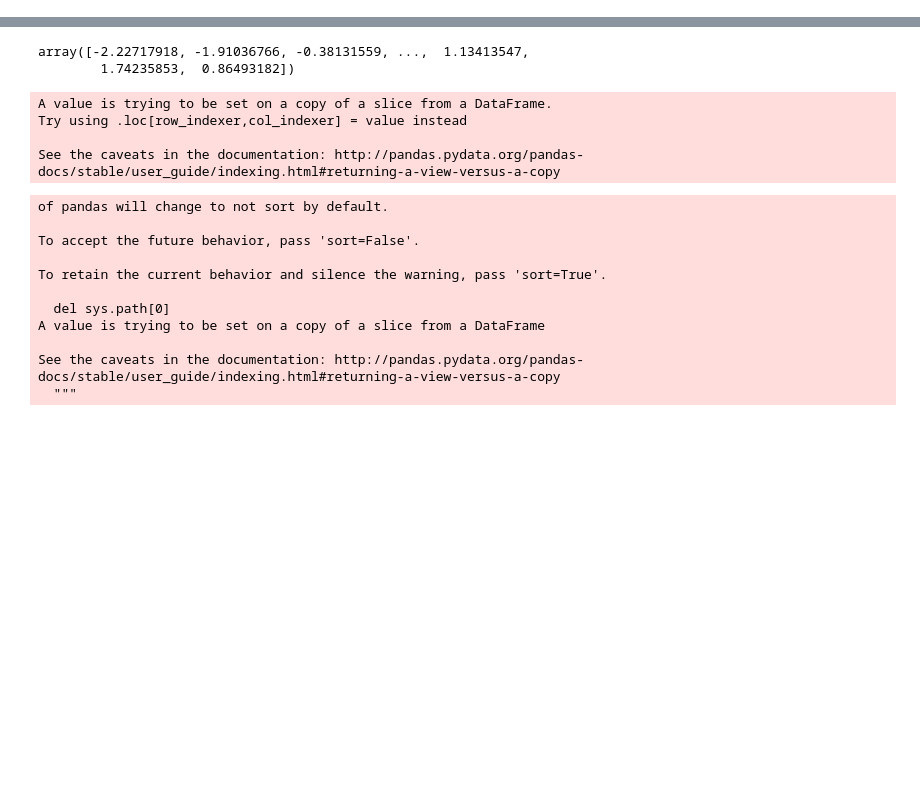
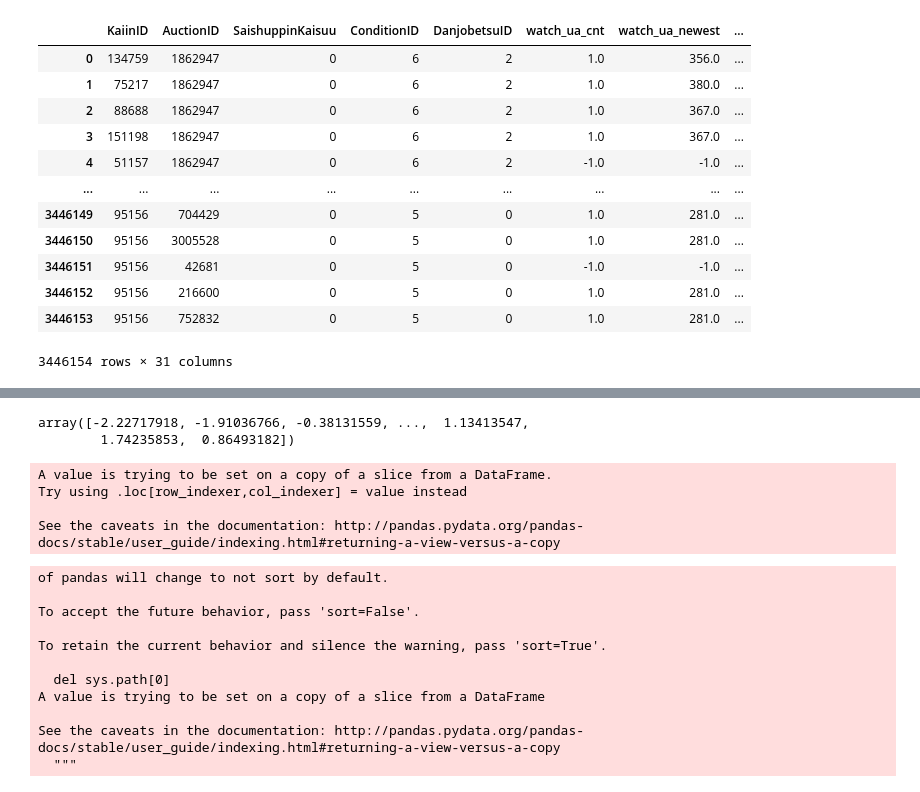
Before and after one commit to nobububi/Brandear, a Jupyter notebook: mimic.ipynb, the cells around one changed output, grey strips where cells are left out. Saved outputs shown, nothing was run; the diff lists cells and outputs as text; code cells hidden in the pictures; blank space fills up the shorter version.

```diff
--- a/mimic.ipynb
+++ b/mimic.ipynb
@@ -77,0 +150,16 @@ Wall time: 3.57 s
+# %%
+valid_for_sub_dataset
+# %% [output]
+|  | KaiinID | AuctionID | SaishuppinKaisuu | ConditionID | DanjobetsuID | watch_ua_cnt | watch_ua_newest | ... |
+| 0 | 134759 | 1862947 | 0 | 6 | 2 | 1.0 | 356.0 | ... |
+| 1 | 75217 | 1862947 | 0 | 6 | 2 | 1.0 | 380.0 | ... |
+| 2 | 88688 | 1862947 | 0 | 6 | 2 | 1.0 | 367.0 | ... |
+| 3 | 151198 | 1862947 | 0 | 6 | 2 | 1.0 | 367.0 | ... |
+| 4 | 51157 | 1862947 | 0 | 6 | 2 | -1.0 | -1.0 | ... |
+| ... | ... | ... | ... | ... | ... | ... | ... | ... |
+| 3446149 | 95156 | 704429 | 0 | 5 | 0 | 1.0 | 281.0 | ... |
+| 3446150 | 95156 | 3005528 | 0 | 5 | 0 | 1.0 | 281.0 | ... |
+| 3446151 | 95156 | 42681 | 0 | 5 | 0 | -1.0 | -1.0 | ... |
+| 3446152 | 95156 | 216600 | 0 | 5 | 0 | 1.0 | 281.0 | ... |
+| 3446153 | 95156 | 752832 | 0 | 5 | 0 | 1.0 | 281.0 | ... |
+3446154 rows × 31 columns
```
Also changed, not shown: parts of 24 cells of this notebook, 10 other files.
